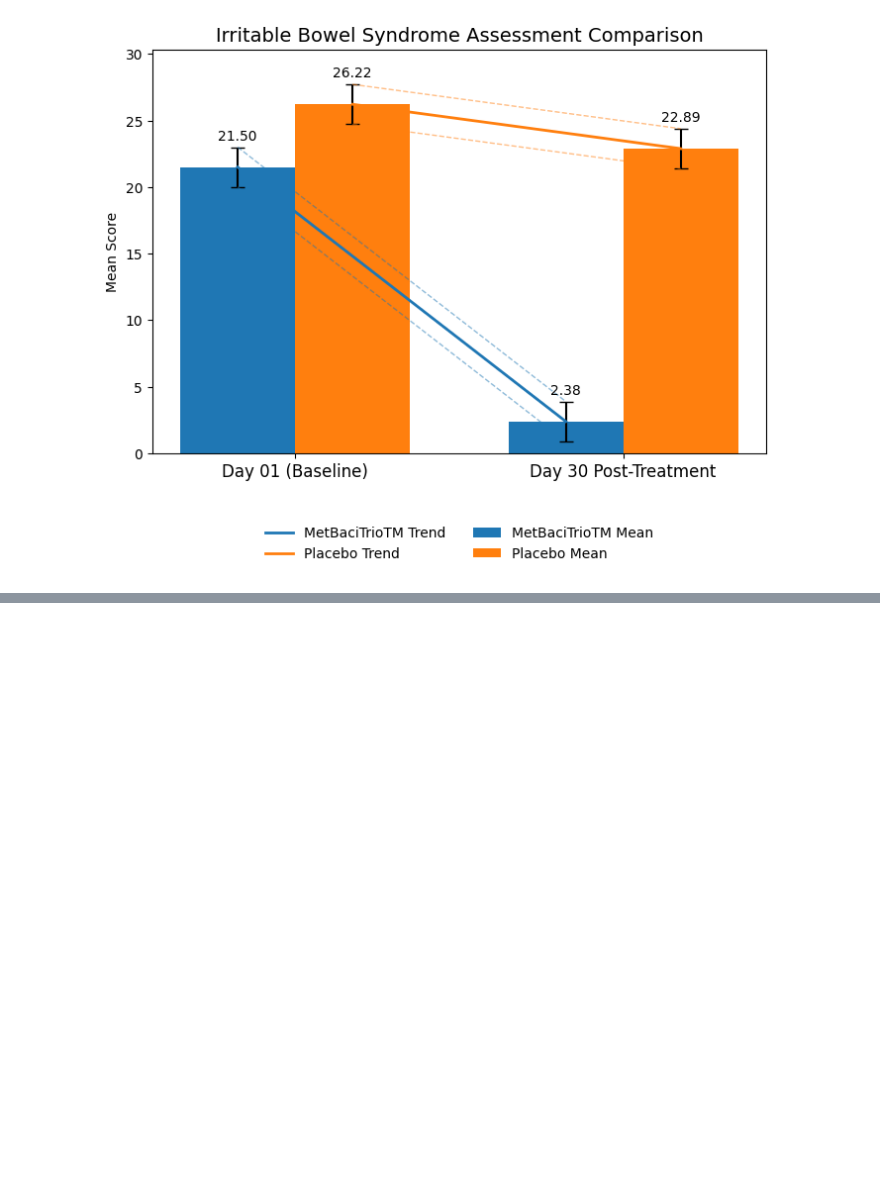
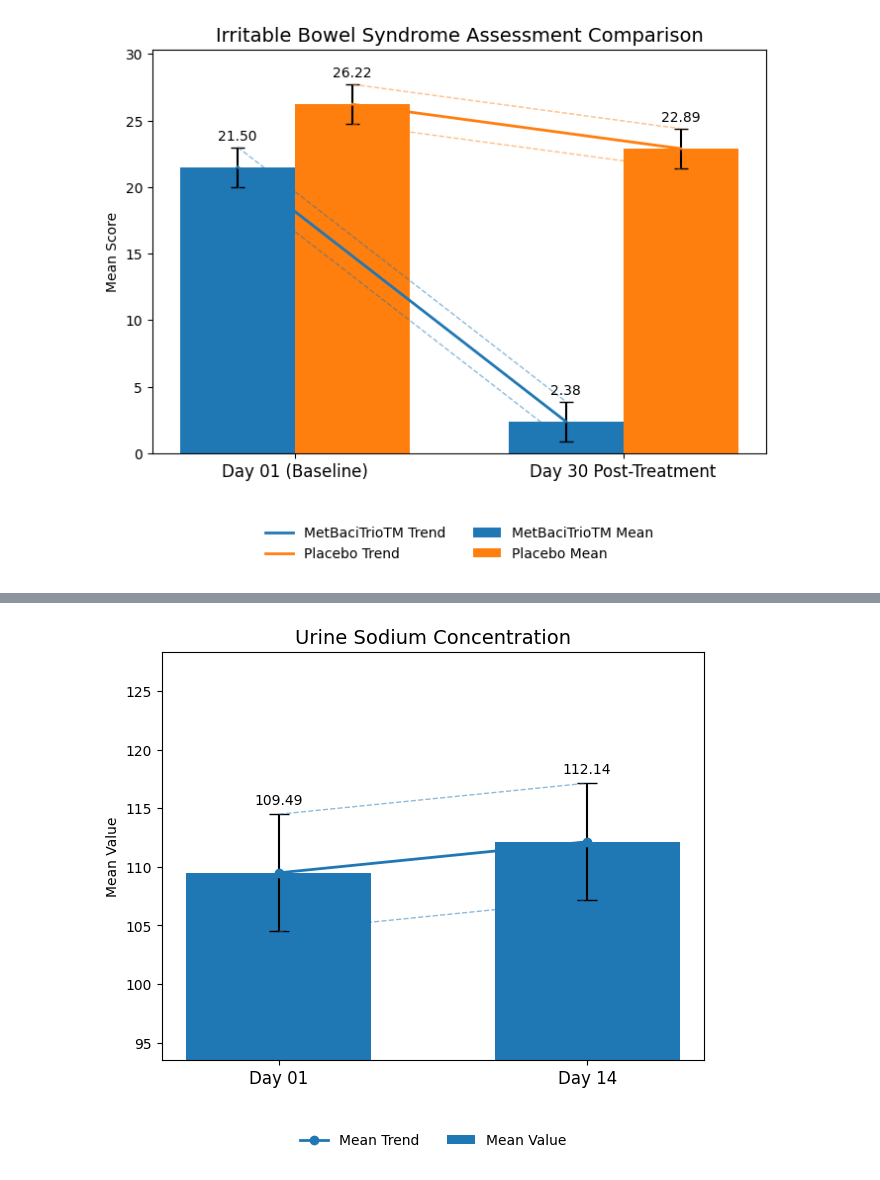
Before and after one commit to Swayamprakashpatel/Plots, a Jupyter notebook: All_Plot_Network_Graph.ipynb, the cells around one changed output, grey strips where cells are left out. Saved outputs shown, nothing was run; the diff lists cells and outputs as text; code cells hidden in the pictures; blank space fills up the shorter version.

```diff
--- a/All_Plot_Network_Graph.ipynb
+++ b/All_Plot_Network_Graph.ipynb
@@ -5254,0 +5463,88 @@ Plot generation code complete. Run this in Colab/Jupyter to generate: ibs_assess
+# %%
+import pandas as pd
+import matplotlib.pyplot as plt
+import numpy as np
+
+# --- 1. Define the NEW Data (Mean) ---
+# X-axis categories
+categories = ['Day 01', 'Day 14']
+
+# Mean Values
+mean_values = [109.49, 112.14]
+
+# --- 2. Define Placeholder Error Data (!!! REPLACE THIS WITH YOUR REAL SD/SEM !!!) ---
+placeholder_error = 5.0
+error_values = [placeholder_error, placeholder_error]
+
+# --- 3. Prepare for Plotting ---
+x = np.arange(len(categories))
+bar_color = '#1f77b4' # Blue
+width = 0.6 # Use a wider bar since there is only one bar per category
+
+# --- 4. Create the Plot (Bar Plot with Error Bars) ---
+fig, ax = plt.subplots(figsize=(7, 6))
+
+# Plot the single set of bars
+rects = ax.bar(x, mean_values, width,
+               label='Mean Value', color=bar_color,
+               yerr=error_values, capsize=7)
+
+# --- 5. Add Connecting Lines (Trendline and Error Lines) ---
+
+# X-coordinates for trendline are the center of the bars
+x_coords = x
+
+# --- Trendline & Error Lines ---
+y_means = mean_values
+e_errors = error_values
+color = bar_color
+
+# Plot the Mean Trend Line
+ax.plot(x_coords, y_means,
+        linestyle='-', linewidth=2, color=color, marker='o',
+        label=f'Mean Trend')
+
+# Plot the Error Lines (connecting the error caps)
+y_lower = [y_means[i] - e_errors[i] for i in range(len(y_means))]
+y_upper = [y_means[i] + e_errors[i] for i in range(len(y_means))]
+ax.plot(x_coords, y_lower, linestyle='--', linewidth=1, color=color, alpha=0.5)
+ax.plot(x_coords, y_upper, linestyle='--', linewidth=1, color=color, alpha=0.5)
+
+
+# --- 6. Configure Plot Elements ---
+ax.set_title('Urine Sodium Concentration', fontsize=14)
+ax.set_ylabel('Mean Value')
+ax.set_xticks(x)
+ax.set_xticklabels(categories, fontsize=12)
+
+# Adjust legend
+handles, labels = ax.get_legend_handles_labels()
+unique_labels = list(dict.fromkeys(labels))
+unique_handles = [handles[labels.index(l)] for l in unique_labels]
+ax.legend(unique_handles, unique_labels, loc='upper center', bbox_to_anchor=(0.5, -0.15), ncol=2, frameon=False)
+
+# Set Y-axis limits (Start from a logical point, e.g., 90, given the high values)
+min_value = min(mean_values)
+min_error = min(error_values)
+ax.set_ylim(min_value * 0.9 - min_error, max(mean_values) * 1.1 + max(error_values))
+
+# Add Data Labels (Mean)
+def autolabel(rects, error_values):
+    for i, rect in enumerate(rects):
+        height = rect.get_height()
+        ax.annotate(f'{height:.2f}',
+                    xy=(rect.get_x() + rect.get_width() / 2, height + error_values[i]),
+                    xytext=(0, 5), # Increased offset for single bar
+                    textcoords="offset points",
+                    ha='center', va='bottom',
+                    fontsize=10)
+
+autolabel(rects, error_values)
+
+plt.subplots_adjust(bottom=0.20)
+
+# --- 7. Save in SVG Format at 600 DPI (FIXED) ---
+file_name = 'urine_sodium_plot.svg'
+plt.savefig(file_name, format='svg', dpi=600, bbox_inches='tight')
+print(f"Plot generation code complete. Run this in Colab/Jupyter to generate: {file_name}")
+# %% [output]
@@ -5254,0 +5552 @@ Plot generation code complete. Run this in Colab/Jupyter to generate: ibs_assess
+[figure, added]
```
Also changed, not shown: parts of 17 cells of this notebook.
